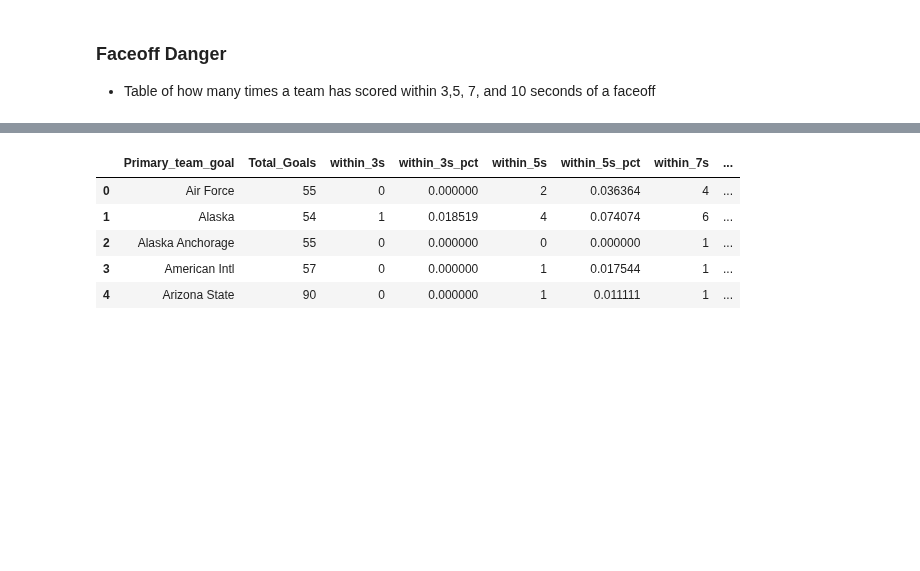
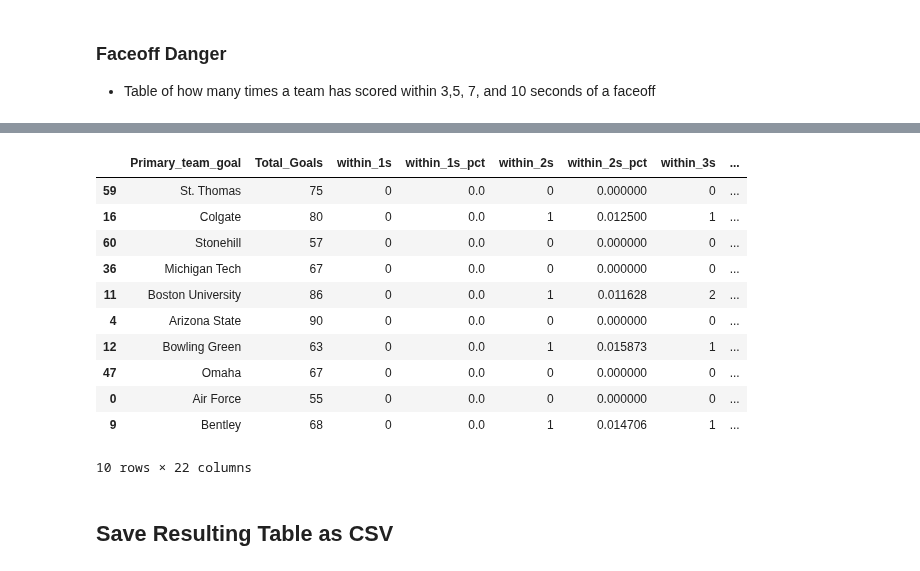
Before and after one commit to JSmith1826/college_hockey_2425, a Jupyter notebook: workbook/Play_by_Play_Explorer.ipynb, the cells around one changed output, grey strips where cells are left out. Cells and saved outputs as stored; diff of their text form; code cells hidden in the pictures; blank space fills up the shorter version.

```diff
--- a/workbook/Play_by_Play_Explorer.ipynb
+++ b/workbook/Play_by_Play_Explorer.ipynb
@@ -96,21 +102,0 @@ teams_goal_counts.head()
-# %%
-### Calulate percenta of total goals of each goal duration
-wintin_3s_pct = teams_goal_counts['within_3s'] / teams_goal_counts['Total_Goals']
-within_5s_pct = teams_goal_counts['within_5s'] / teams_goal_counts['Total_Goals']
-within_7s_pct = teams_goal_counts['within_7s'] / teams_goal_counts['Total_Goals']
-within_10s_pct = teams_goal_counts['within_10s'] / teams_goal_counts['Total_Goals']
-teams_goal_counts['within_3s_pct'] = wintin_3s_pct
-teams_goal_counts['within_5s_pct'] = within_5s_pct
-teams_goal_counts['within_7s_pct'] = within_7s_pct
-teams_goal_counts['within_10s_pct'] = within_10s_pct
-
-# Rearrange columns
-teams_goal_counts = teams_goal_counts[['Primary_team_goal', 'Total_Goals', 'within_3s', 'within_3s_pct', 'within_5s', 'within_5s_pct', 'within_7s', 'within_7s_pct', 'within_10s', 'within_10s_pct']]
-teams_goal_counts.head()
-# %% [output]
-|  | Primary_team_goal | Total_Goals | within_3s | within_3s_pct | within_5s | within_5s_pct | within_7s | ... |
-| 0 | Air Force | 55 | 0 | 0.000000 | 2 | 0.036364 | 4 | ... |
-| 1 | Alaska | 54 | 1 | 0.018519 | 4 | 0.074074 | 6 | ... |
-| 2 | Alaska Anchorage | 55 | 0 | 0.000000 | 0 | 0.000000 | 1 | ... |
-| 3 | American Intl | 57 | 0 | 0.000000 | 1 | 0.017544 | 1 | ... |
-| 4 | Arizona State | 90 | 0 | 0.000000 | 1 | 0.011111 | 1 | ... |
@@ -116,0 +117,17 @@ teams_goal_counts.head()
+# %%
+team_goal_counts.sample(10)
+# %% [output]
+|  | Primary_team_goal | Total_Goals | within_1s | within_1s_pct | within_2s | within_2s_pct | within_3s | ... |
+| 59 | St. Thomas | 75 | 0 | 0.0 | 0 | 0.000000 | 0 | ... |
+| 16 | Colgate | 80 | 0 | 0.0 | 1 | 0.012500 | 1 | ... |
+| 60 | Stonehill | 57 | 0 | 0.0 | 0 | 0.000000 | 0 | ... |
+| 36 | Michigan Tech | 67 | 0 | 0.0 | 0 | 0.000000 | 0 | ... |
+| 11 | Boston University | 86 | 0 | 0.0 | 1 | 0.011628 | 2 | ... |
+| 4 | Arizona State | 90 | 0 | 0.0 | 0 | 0.000000 | 0 | ... |
+| 12 | Bowling Green | 63 | 0 | 0.0 | 1 | 0.015873 | 1 | ... |
+| 47 | Omaha | 67 | 0 | 0.0 | 0 | 0.000000 | 0 | ... |
+| 0 | Air Force | 55 | 0 | 0.0 | 0 | 0.000000 | 0 | ... |
+| 9 | Bentley | 68 | 0 | 0.0 | 1 | 0.014706 | 1 | ... |
+10 rows × 22 columns
+# %% [markdown]
+## Save Resulting Table as CSV
```
Also changed, not shown: parts of 12 cells of this notebook, 3 other files.
